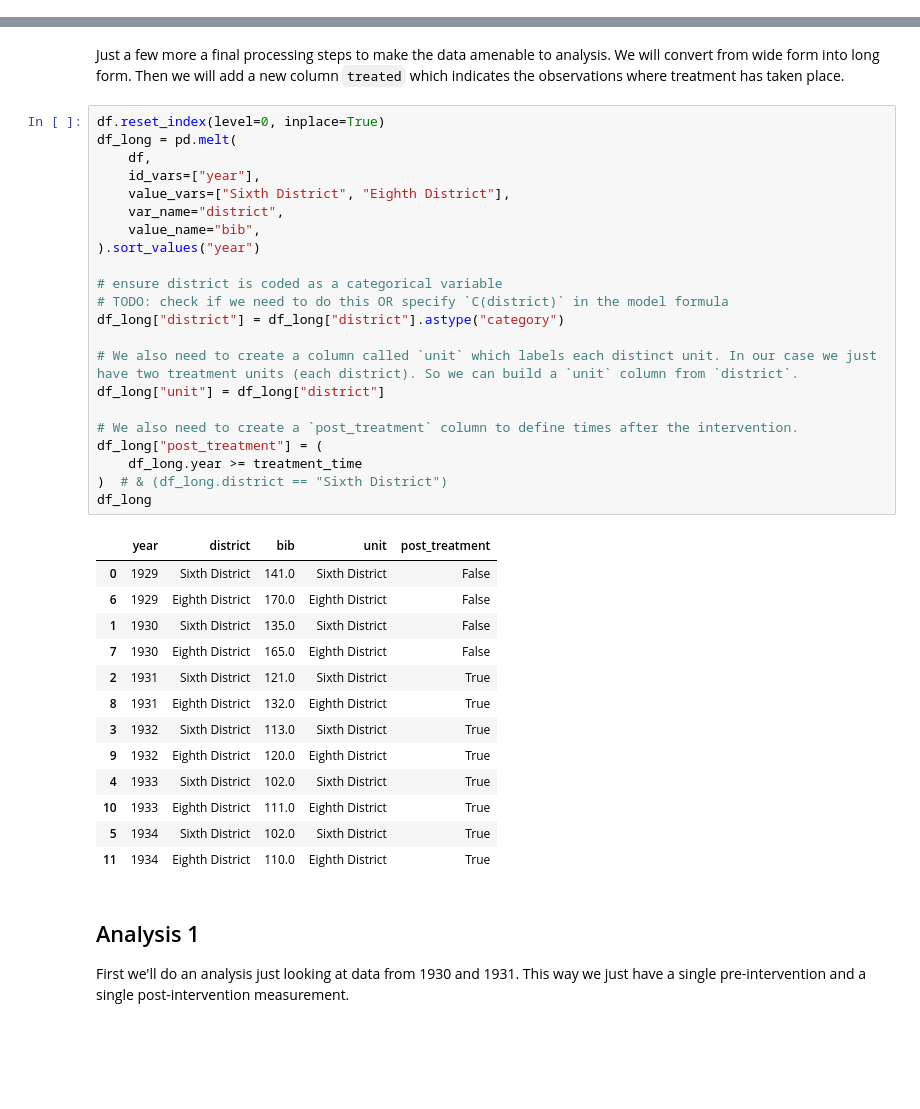
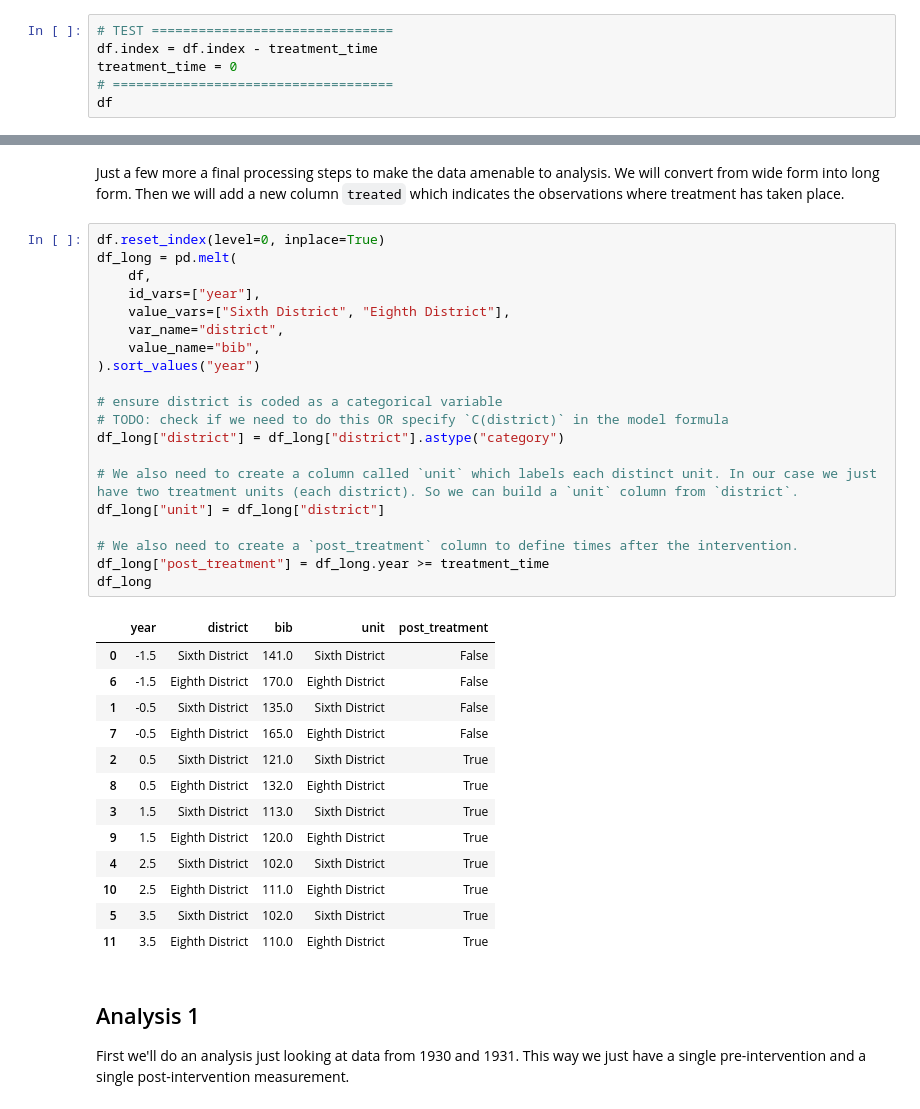
Before and after one commit to pymc-labs/CausalPy, a Jupyter notebook: docs/notebooks/did_pymc_banks.ipynb, the cells around one changed output, grey strips where cells are left out. Cells and saved outputs as stored; diff of their text form; blank space fills up the shorter version.

```diff
--- a/docs/notebooks/did_pymc_banks.ipynb
+++ b/docs/notebooks/did_pymc_banks.ipynb
@@ -35,3 +35,9 @@ df = (
 )
 
 treatment_time = 1930.5
+# %%
+# TEST ===============================
+df.index = df.index - treatment_time
+treatment_time = 0
+# ====================================
+df
@@ -48,39 +63,37 @@ Just a few more a final processing steps to make the data amenable to analysis.
 # %%
 df.reset_index(level=0, inplace=True)
 df_long = pd.melt(
     df,
     id_vars=["year"],
     value_vars=["Sixth District", "Eighth District"],
     var_name="district",
     value_name="bib",
 ).sort_values("year")
 
 # ensure district is coded as a categorical variable
 # TODO: check if we need to do this OR specify `C(district)` in the model formula
 df_long["district"] = df_long["district"].astype("category")
 
 # We also need to create a column called `unit` which labels each distinct unit. In our case we just have two treatment units (each district). So we can build a `unit` column from `district`.
 df_long["unit"] = df_long["district"]
 
 # We also need to create a `post_treatment` column to define times after the intervention.
-df_long["post_treatment"] = (
-    df_long.year >= treatment_time
-)  # & (df_long.district == "Sixth District")
+df_long["post_treatment"] = df_long.year >= treatment_time
 df_long
 # %% [output]
 |  | year | district | bib | unit | post_treatment |
-| 0 | 1929 | Sixth District | 141.0 | Sixth District | False |
-| 6 | 1929 | Eighth District | 170.0 | Eighth District | False |
-| 1 | 1930 | Sixth District | 135.0 | Sixth District | False |
-| 7 | 1930 | Eighth District | 165.0 | Eighth District | False |
-| 2 | 1931 | Sixth District | 121.0 | Sixth District | True |
-| 8 | 1931 | Eighth District | 132.0 | Eighth District | True |
-| 3 | 1932 | Sixth District | 113.0 | Sixth District | True |
-| 9 | 1932 | Eighth District | 120.0 | Eighth District | True |
-| 4 | 1933 | Sixth District | 102.0 | Sixth District | True |
-| 10 | 1933 | Eighth District | 111.0 | Eighth District | True |
-| 5 | 1934 | Sixth District | 102.0 | Sixth District | True |
-| 11 | 1934 | Eighth District | 110.0 | Eighth District | True |
+| 0 | -1.5 | Sixth District | 141.0 | Sixth District | False |
+| 6 | -1.5 | Eighth District | 170.0 | Eighth District | False |
+| 1 | -0.5 | Sixth District | 135.0 | Sixth District | False |
+| 7 | -0.5 | Eighth District | 165.0 | Eighth District | False |
+| 2 | 0.5 | Sixth District | 121.0 | Sixth District | True |
+| 8 | 0.5 | Eighth District | 132.0 | Eighth District | True |
+| 3 | 1.5 | Sixth District | 113.0 | Sixth District | True |
+| 9 | 1.5 | Eighth District | 120.0 | Eighth District | True |
+| 4 | 2.5 | Sixth District | 102.0 | Sixth District | True |
+| 10 | 2.5 | Eighth District | 111.0 | Eighth District | True |
+| 5 | 3.5 | Sixth District | 102.0 | Sixth District | True |
+| 11 | 3.5 | Eighth District | 110.0 | Eighth District | True |
 # %% [markdown]
 ## Analysis 1
 
```
Also changed, not shown: parts of 10 cells of this notebook, 6 other files.
